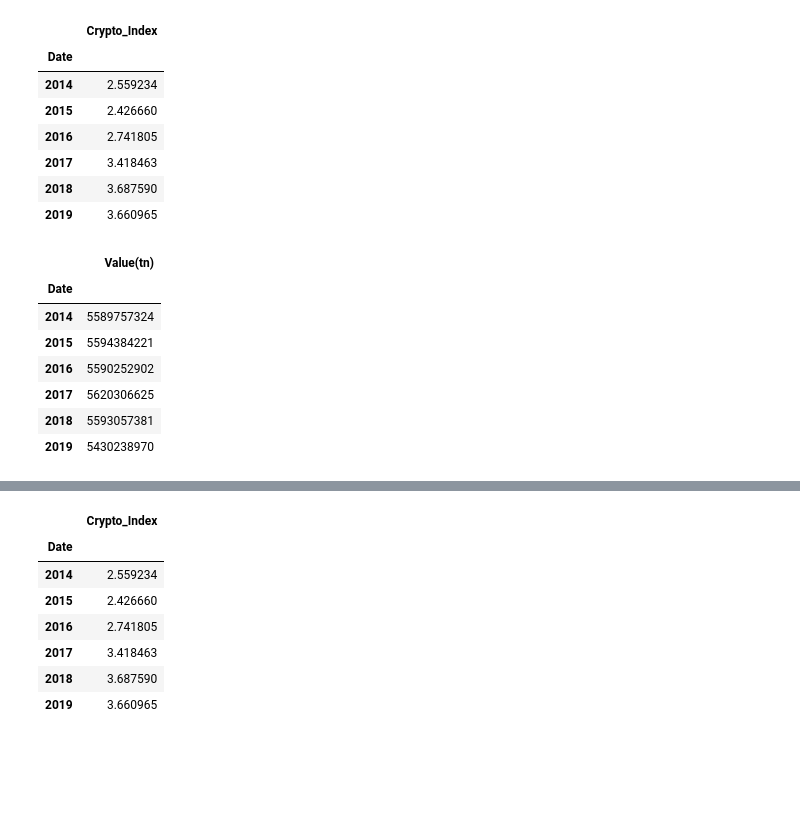
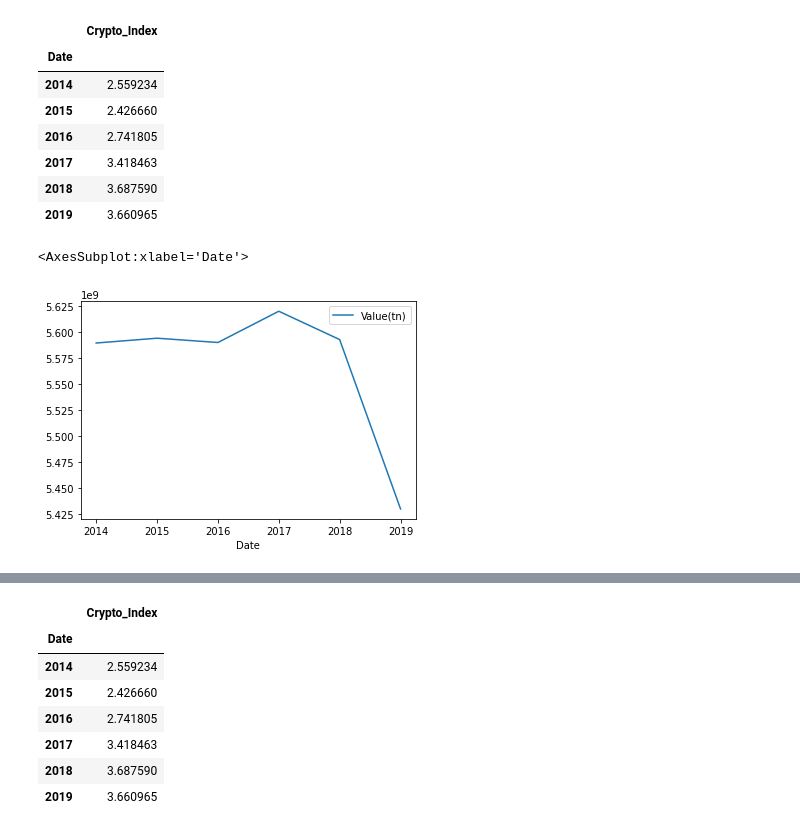
Before and after one commit to bang-a-coder/crypto-wrangling, a Jupyter notebook: crypto.ipynb, the cells around one changed output, grey strips where cells are left out. Drawn from its saved outputs; the diff is of its cells as text; code cells hidden in the pictures; blank space fills up the shorter version.

```diff
--- a/crypto.ipynb
+++ b/crypto.ipynb
@@ -282,13 +282,7 @@ df_nrg = df_nrg[df_nrg.index < 2020]
 df_renewable = df_renewable[df_renewable.index >= 2014]
 df_renewable = df_renewable[df_renewable.index < 2020]
 # %%
-df_ghg
+df_ghg.plot()
 # %% [output]
-|  | Value(tn) |
-| Date |  |
-| 2014 | 5589757324 |
-| 2015 | 5594384221 |
-| 2016 | 5590252902 |
-| 2017 | 5620306625 |
-| 2018 | 5593057381 |
-| 2019 | 5430238970 |
+<AxesSubplot:xlabel='Date'>
+[figure, added]
```
Also changed, not shown: parts of 6 cells of this notebook.
